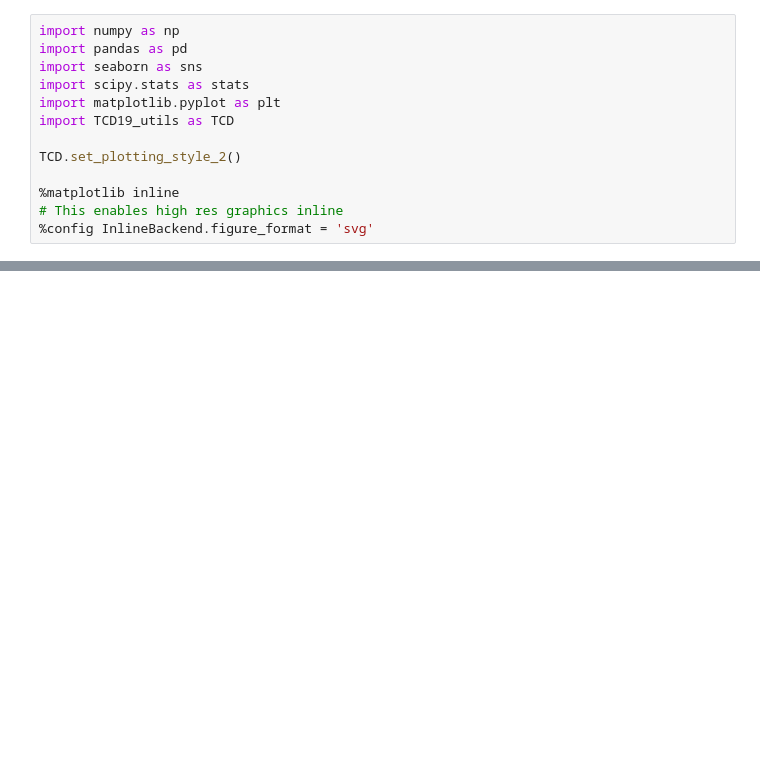
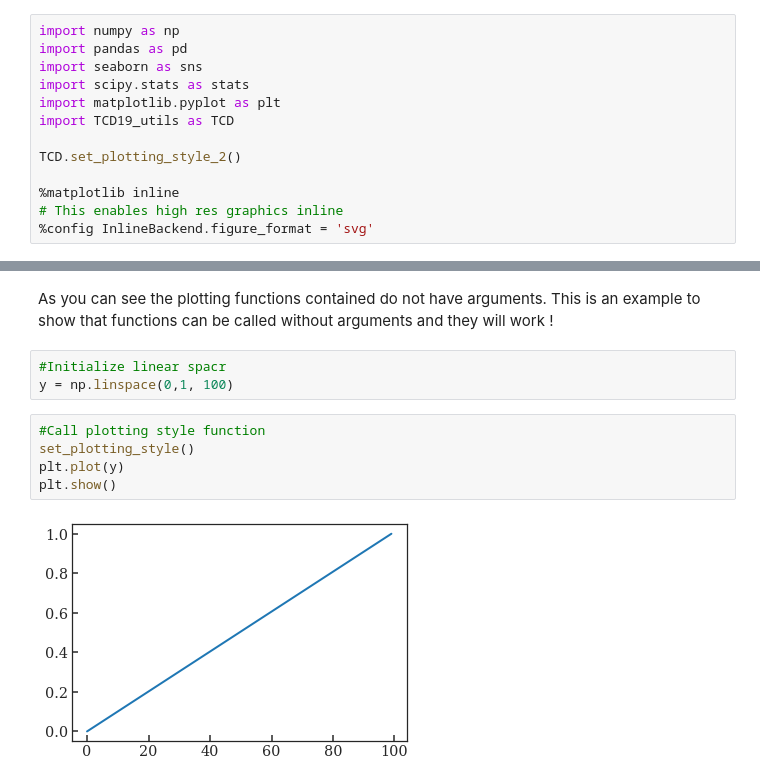
Before and after one commit to eflobau/TCD_19, a Jupyter notebook: notebooks/t5-intro-to-functions.ipynb, the cells around one changed output, grey strips where cells are left out. Saved outputs shown, nothing was run; the diff lists cells and outputs as text; blank space fills up the shorter version.

Commit message:
started intro to functions nb

```diff
--- a/notebooks/t5-intro-to-functions.ipynb
+++ b/notebooks/t5-intro-to-functions.ipynb
@@ -13,0 +168,12 @@ TCD.set_plotting_style_2()
+# %% [markdown]
+As you can see the plotting functions contained do not have arguments. This is an example to show that functions can be called without arguments and they will work !
+# %%
+#Initialize linear spacr
+y = np.linspace(0,1, 100)
+# %%
+#Call plotting style function
+set_plotting_style()
+plt.plot(y)
+plt.show()
+# %% [output]
+[figure, added]
```
Also changed, not shown: parts of 21 cells of this notebook.
